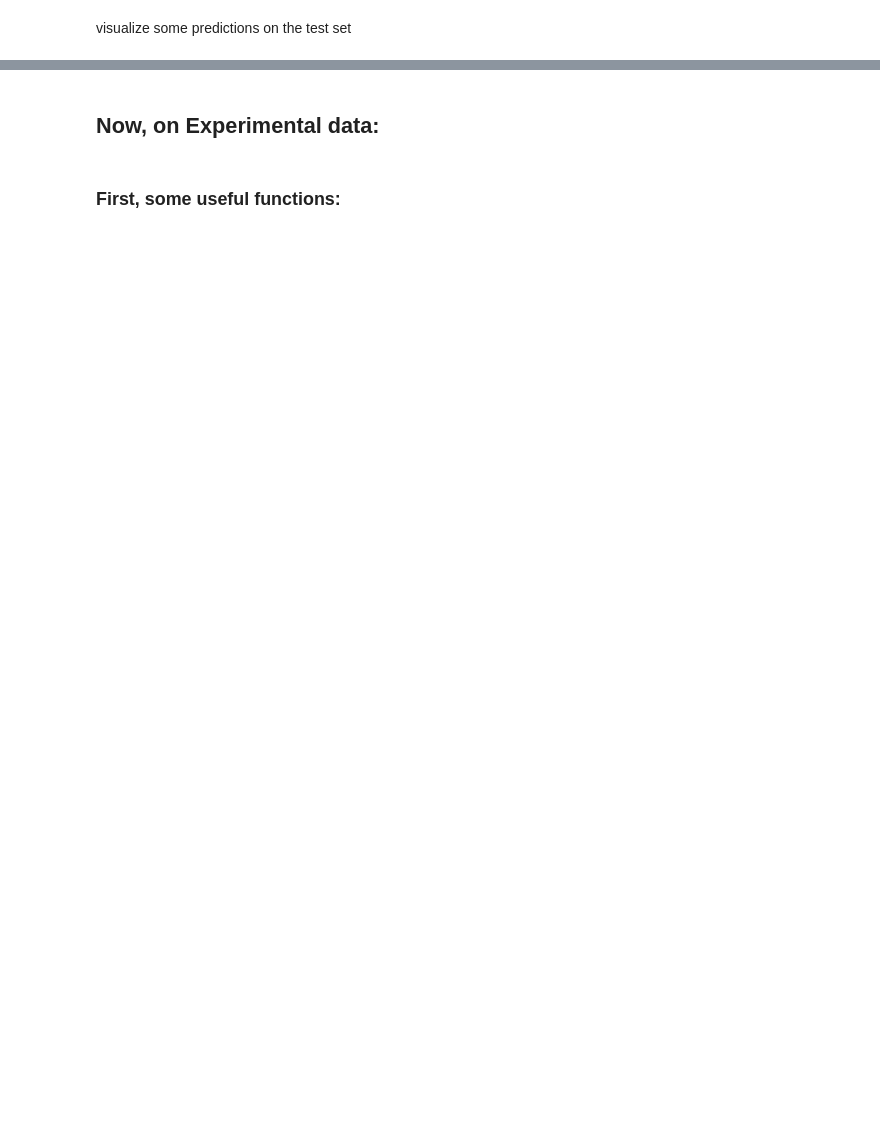
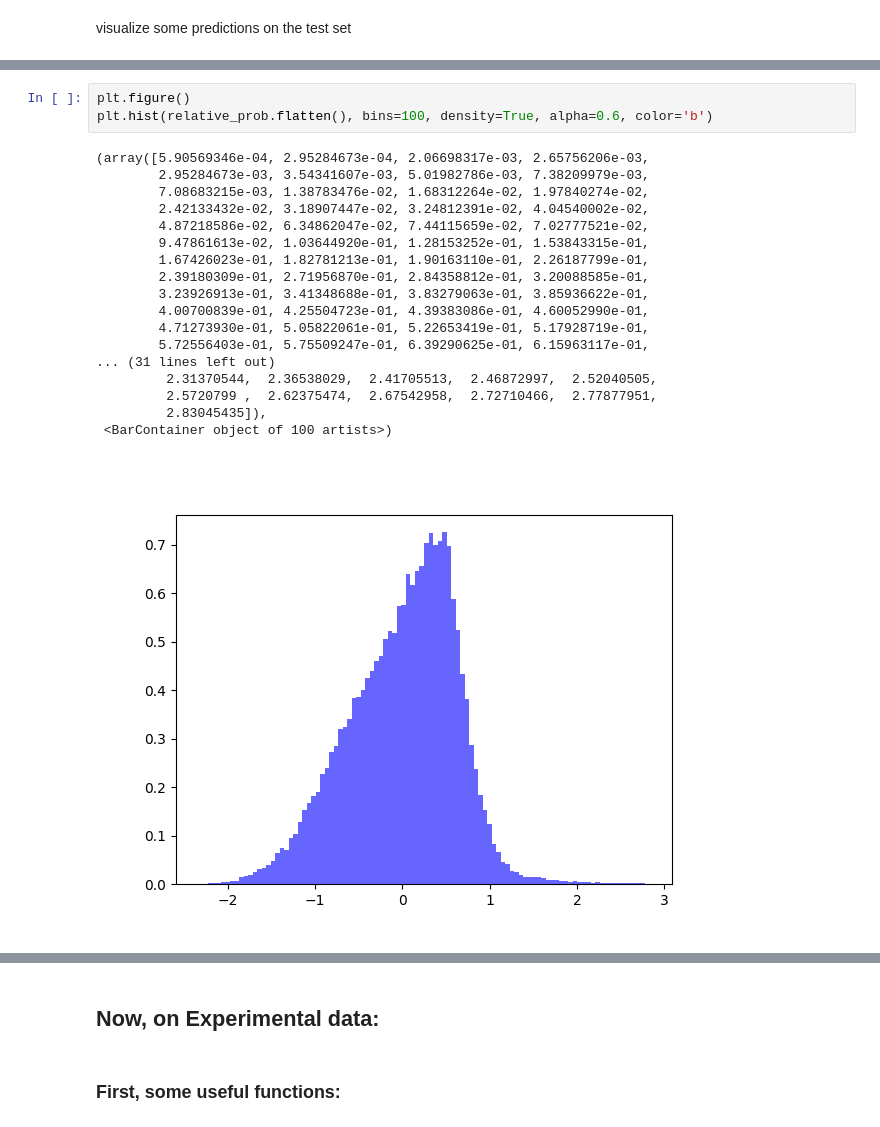
Before and after one commit to sumner-harris/Gomb-Net, a Jupyter notebook: Eval_WSSe_model.ipynb, the cells around one changed output, grey strips where cells are left out. Drawn from its saved outputs; the diff is of its cells as text; blank space fills up the shorter version.

```diff
--- a/Eval_WSSe_model.ipynb
+++ b/Eval_WSSe_model.ipynb
@@ -221,0 +393,22 @@ fig.tight_layout()
+# %%
+plt.figure()
+plt.hist(relative_prob.flatten(), bins=100, density=True, alpha=0.6, color='b')
+# %% [output]
+(array([5.90569346e-04, 2.95284673e-04, 2.06698317e-03, 2.65756206e-03,
+        2.95284673e-03, 3.54341607e-03, 5.01982786e-03, 7.38209979e-03,
+        7.08683215e-03, 1.38783476e-02, 1.68312264e-02, 1.97840274e-02,
+        2.42133432e-02, 3.18907447e-02, 3.24812391e-02, 4.04540002e-02,
+        4.87218586e-02, 6.34862047e-02, 7.44115659e-02, 7.02777521e-02,
+        9.47861613e-02, 1.03644920e-01, 1.28153252e-01, 1.53843315e-01,
+        1.67426023e-01, 1.82781213e-01, 1.90163110e-01, 2.26187799e-01,
+        2.39180309e-01, 2.71956870e-01, 2.84358812e-01, 3.20088585e-01,
+        3.23926913e-01, 3.41348688e-01, 3.83279063e-01, 3.85936622e-01,
+        4.00700839e-01, 4.25504723e-01, 4.39383086e-01, 4.60052990e-01,
+        4.71273930e-01, 5.05822061e-01, 5.22653419e-01, 5.17928719e-01,
+        5.72556403e-01, 5.75509247e-01, 6.39290625e-01, 6.15963117e-01,
+... (31 lines left out)
+         2.31370544,  2.36538029,  2.41705513,  2.46872997,  2.52040505,
+         2.5720799 ,  2.62375474,  2.67542958,  2.72710466,  2.77877951,
+         2.83045435]),
+ <BarContainer object of 100 artists>)
+[figure, added]
```
Also changed, not shown: parts of 25 cells of this notebook, 1 other file.
